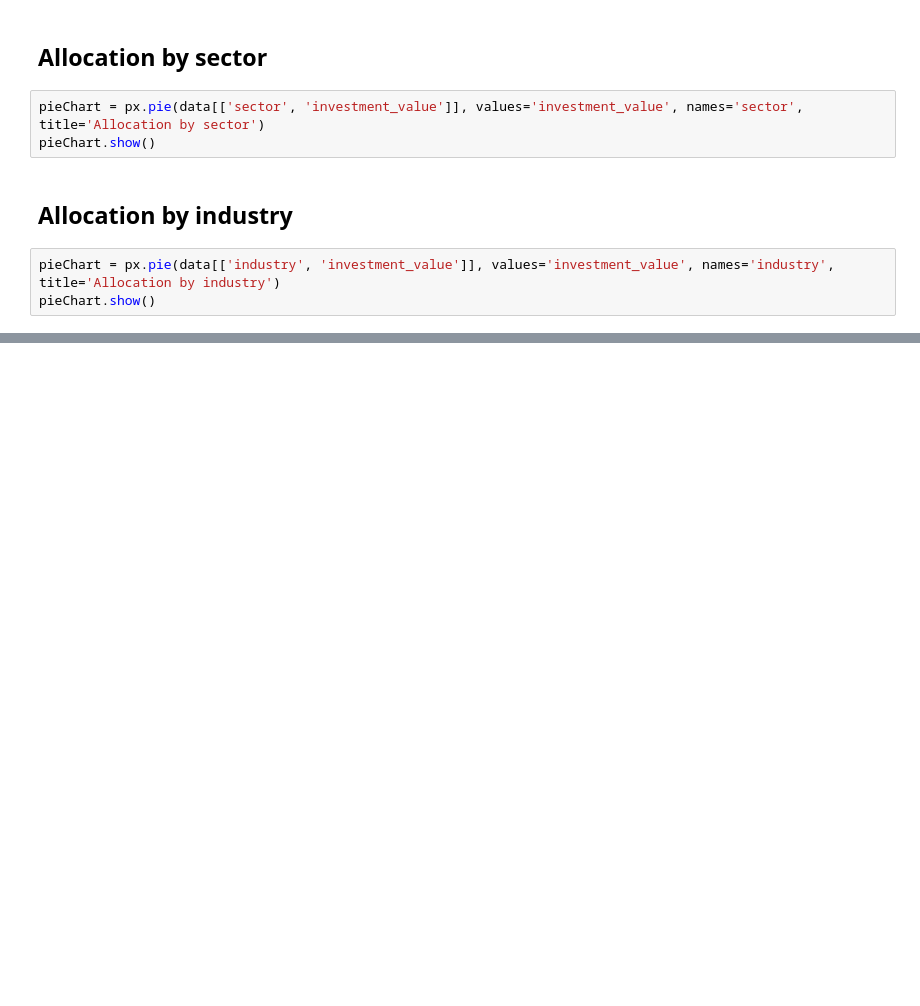
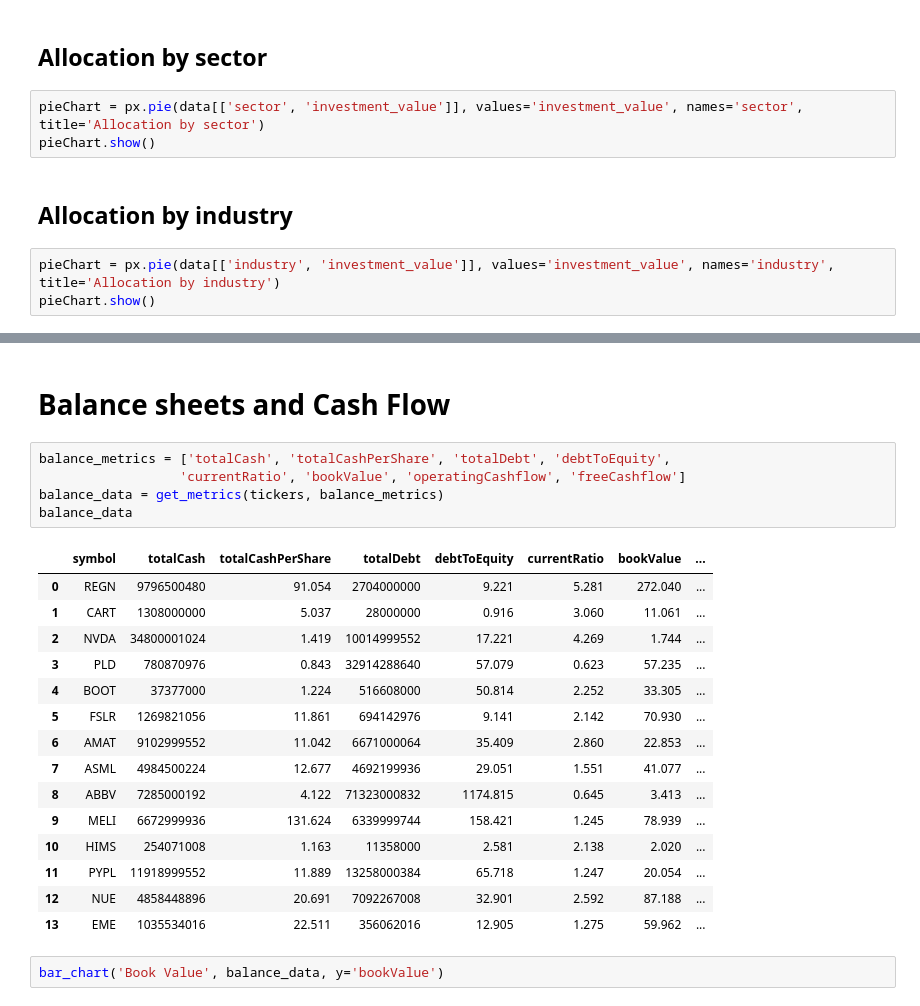
Before and after one commit to fadlalla0/MyInvesment, a Jupyter notebook: portfolio_analysis.ipynb, the cells around one changed output, grey strips where cells are left out. Cells and saved outputs as stored; diff of their text form; blank space fills up the shorter version.

```diff
--- a/portfolio_analysis.ipynb
+++ b/portfolio_analysis.ipynb
@@ -37,0 +117,25 @@ pieChart.show()
+# %% [markdown]
+# Balance sheets and Cash Flow
+# %%
+balance_metrics = ['totalCash', 'totalCashPerShare', 'totalDebt', 'debtToEquity',
+                  'currentRatio', 'bookValue', 'operatingCashflow', 'freeCashflow']
+balance_data = get_metrics(tickers, balance_metrics)
+balance_data
+# %% [output]
+|  | symbol | totalCash | totalCashPerShare | totalDebt | debtToEquity | currentRatio | bookValue | ... |
+| 0 | REGN | 9796500480 | 91.054 | 2704000000 | 9.221 | 5.281 | 272.040 | ... |
+| 1 | CART | 1308000000 | 5.037 | 28000000 | 0.916 | 3.060 | 11.061 | ... |
+| 2 | NVDA | 34800001024 | 1.419 | 10014999552 | 17.221 | 4.269 | 1.744 | ... |
+| 3 | PLD | 780870976 | 0.843 | 32914288640 | 57.079 | 0.623 | 57.235 | ... |
+| 4 | BOOT | 37377000 | 1.224 | 516608000 | 50.814 | 2.252 | 33.305 | ... |
+| 5 | FSLR | 1269821056 | 11.861 | 694142976 | 9.141 | 2.142 | 70.930 | ... |
+| 6 | AMAT | 9102999552 | 11.042 | 6671000064 | 35.409 | 2.860 | 22.853 | ... |
+| 7 | ASML | 4984500224 | 12.677 | 4692199936 | 29.051 | 1.551 | 41.077 | ... |
+| 8 | ABBV | 7285000192 | 4.122 | 71323000832 | 1174.815 | 0.645 | 3.413 | ... |
+| 9 | MELI | 6672999936 | 131.624 | 6339999744 | 158.421 | 1.245 | 78.939 | ... |
+| 10 | HIMS | 254071008 | 1.163 | 11358000 | 2.581 | 2.138 | 2.020 | ... |
+| 11 | PYPL | 11918999552 | 11.889 | 13258000384 | 65.718 | 1.247 | 20.054 | ... |
+| 12 | NUE | 4858448896 | 20.691 | 7092267008 | 32.901 | 2.592 | 87.188 | ... |
+| 13 | EME | 1035534016 | 22.511 | 356062016 | 12.905 | 1.275 | 59.962 | ... |
+# %%
+bar_chart('Book Value', balance_data, y='bookValue')
```
Also changed, not shown: parts of 8 cells of this notebook, 3 other files.
